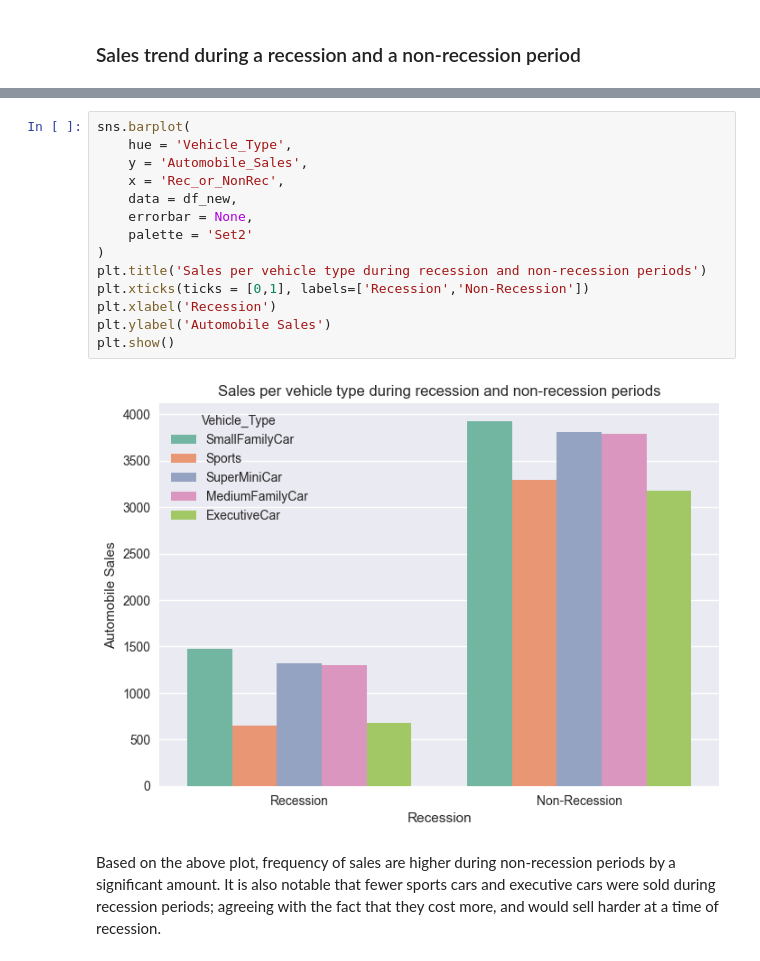
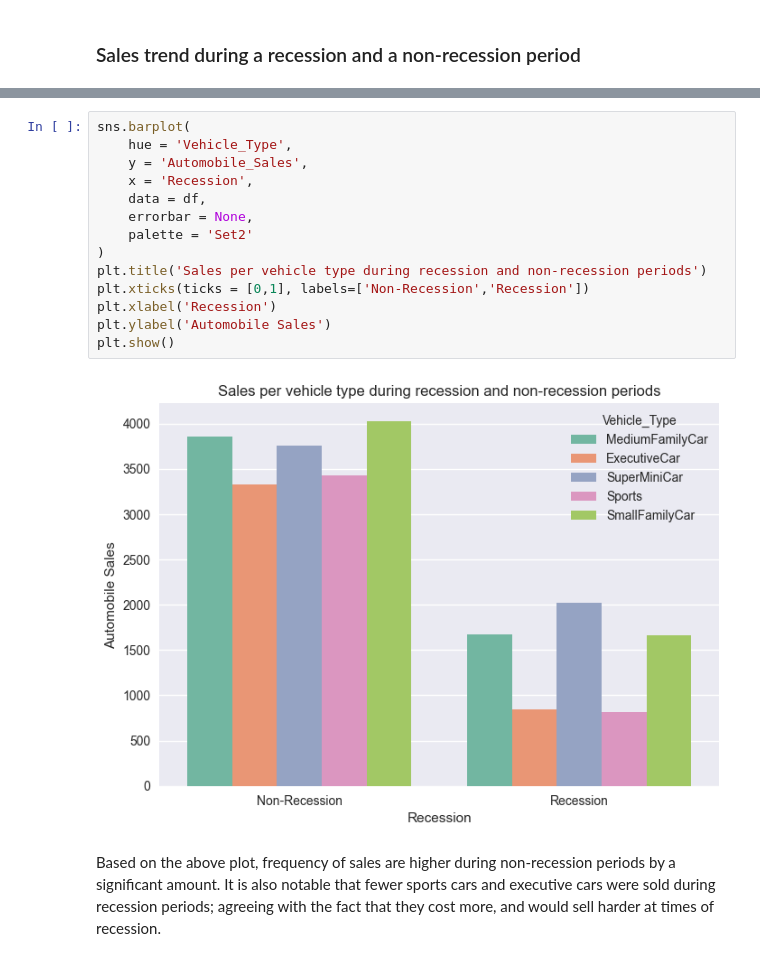
Before and after one commit to svd-jelo/IBM-Data-Science-Specialization, a Jupyter notebook: Course-8_Data-Visualization/final-project/Course-8-Final-Project_Recession.ipynb, the cells around one changed output, grey strips where cells are left out. Cells and saved outputs as stored; diff of their text form.

```diff
--- a/Course-8_Data-Visualization/final-project/Course-8-Final-Project_Recession.ipynb
+++ b/Course-8_Data-Visualization/final-project/Course-8-Final-Project_Recession.ipynb
@@ -228,18 +201,18 @@ Name: count, dtype: int64
 # %%
 sns.barplot(
     hue = 'Vehicle_Type',
     y = 'Automobile_Sales',
-    x = 'Rec_or_NonRec',
-    data = df_new,
+    x = 'Recession',
+    data = df,
     errorbar = None,
     palette = 'Set2'
 )
 plt.title('Sales per vehicle type during recession and non-recession periods')
-plt.xticks(ticks = [0,1], labels=['Recession','Non-Recession'])
+plt.xticks(ticks = [0,1], labels=['Non-Recession','Recession'])
 plt.xlabel('Recession')
 plt.ylabel('Automobile Sales')
 plt.show()
 # %% [output]
-[figure, old version]
+[figure, new version]
 # %% [markdown]
-Based on the above plot, frequency of sales are higher during non-recession periods by a significant amount. It is also notable that fewer sports cars and executive cars were sold during recession periods; agreeing with the fact that they cost more, and would sell harder at a time of recession.
+Based on the above plot, frequency of sales are higher during non-recession periods by a significant amount. It is also notable that fewer sports cars and executive cars were sold during recession periods; agreeing with the fact that they cost more, and would sell harder at times of recession.
```
Also changed, not shown: parts of 11 cells of this notebook.
